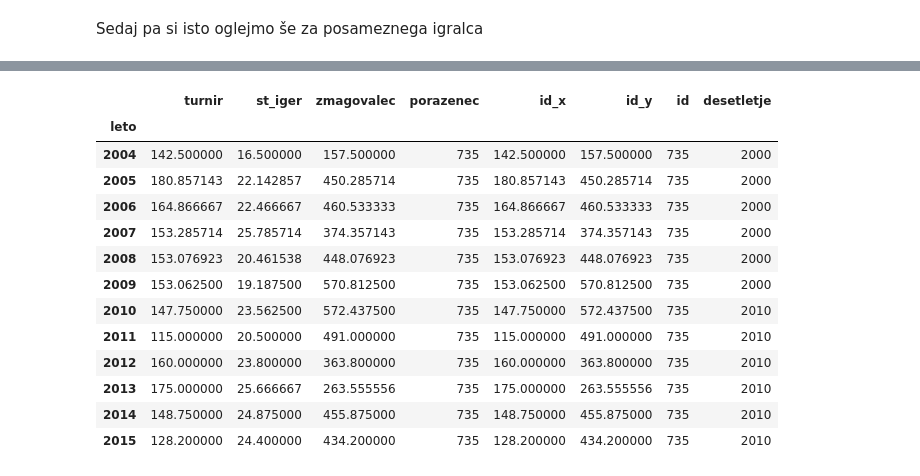
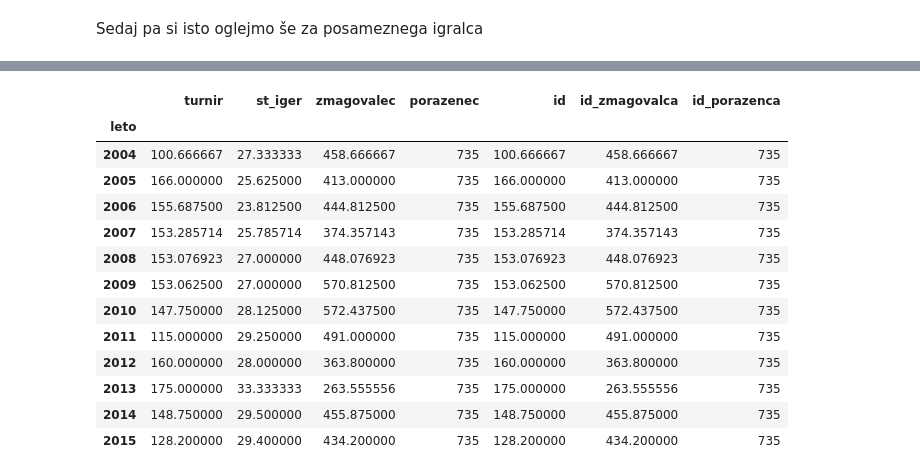
Before and after one commit to Mihec123/Projekt_Programiranje1, a Jupyter notebook: Projekt_Tenis.ipynb, the cells around one changed output, grey strips where cells are left out. Saved outputs shown, nothing was run; the diff lists cells and outputs as text; code cells hidden in the pictures.

```diff
--- a/Projekt_Tenis.ipynb
+++ b/Projekt_Tenis.ipynb
@@ -25,7 +25,8 @@ Vsi podatki so bili pobrani s spletne strani [ATP World tour](http://www.atpworl
 
 import pandas as pd
 import matplotlib.pyplot as plt
+plt.style.use('ggplot')
 
-pd.set_option('display.mpl_style', 'default') # Make the graphs a bit prettier
+pd.set_option('display.max_rows', 30)
 plt.rcParams['figure.figsize'] = (15, 5)
 # %% [markdown]
@@ -64,6 +65,6 @@ Spodaj sem konstruiral 3 dodatne tabele. Vsaka je dodala ime turnirja\zmagovalca
 # %%
 tabela = podatki.merge(turnirji,left_on="turnir", right_on="id")
 # %%
-tabela1 = tabela.merge(igralci,left_on="zmagovalec", right_on="id")
+tabela1 = tabela.merge(igralci,left_on="zmagovalec", right_on="id",suffixes = ("","_zmagovalca"))
 # %%
-tabela2 = tabela1.merge(igralci,left_on="porazenec", right_on="id")
+tabela2 = tabela1.merge(igralci,left_on="porazenec", right_on="id",suffixes = ("","_porazenca"))
@@ -144,17 +213,17 @@ tabela2[(tabela2.ime_y == "Novak Djokovic")].groupby("leto").mean()
 # %%
-tabela2[(tabela2.ime == "Novak Djokovic")].groupby("leto").mean()
+tabela2[(tabela2.ime_porazenca == "Novak Djokovic")].groupby("leto").mean()
 # %% [output]
-|  | turnir | st_iger | zmagovalec | porazenec | id_x | id_y | id | desetletje |
-| leto |  |  |  |  |  |  |  |  |
-| 2004 | 142.500000 | 16.500000 | 157.500000 | 735 | 142.500000 | 157.500000 | 735 | 2000 |
-| 2005 | 180.857143 | 22.142857 | 450.285714 | 735 | 180.857143 | 450.285714 | 735 | 2000 |
-| 2006 | 164.866667 | 22.466667 | 460.533333 | 735 | 164.866667 | 460.533333 | 735 | 2000 |
-| 2007 | 153.285714 | 25.785714 | 374.357143 | 735 | 153.285714 | 374.357143 | 735 | 2000 |
-| 2008 | 153.076923 | 20.461538 | 448.076923 | 735 | 153.076923 | 448.076923 | 735 | 2000 |
-| 2009 | 153.062500 | 19.187500 | 570.812500 | 735 | 153.062500 | 570.812500 | 735 | 2000 |
-| 2010 | 147.750000 | 23.562500 | 572.437500 | 735 | 147.750000 | 572.437500 | 735 | 2010 |
-| 2011 | 115.000000 | 20.500000 | 491.000000 | 735 | 115.000000 | 491.000000 | 735 | 2010 |
-| 2012 | 160.000000 | 23.800000 | 363.800000 | 735 | 160.000000 | 363.800000 | 735 | 2010 |
-| 2013 | 175.000000 | 25.666667 | 263.555556 | 735 | 175.000000 | 263.555556 | 735 | 2010 |
-| 2014 | 148.750000 | 24.875000 | 455.875000 | 735 | 148.750000 | 455.875000 | 735 | 2010 |
-| 2015 | 128.200000 | 24.400000 | 434.200000 | 735 | 128.200000 | 434.200000 | 735 | 2010 |
+|  | turnir | st_iger | zmagovalec | porazenec | id | id_zmagovalca | id_porazenca |
+| leto |  |  |  |  |  |  |  |
+| 2004 | 100.666667 | 27.333333 | 458.666667 | 735 | 100.666667 | 458.666667 | 735 |
+| 2005 | 166.000000 | 25.625000 | 413.000000 | 735 | 166.000000 | 413.000000 | 735 |
+| 2006 | 155.687500 | 23.812500 | 444.812500 | 735 | 155.687500 | 444.812500 | 735 |
+| 2007 | 153.285714 | 25.785714 | 374.357143 | 735 | 153.285714 | 374.357143 | 735 |
+| 2008 | 153.076923 | 27.000000 | 448.076923 | 735 | 153.076923 | 448.076923 | 735 |
+| 2009 | 153.062500 | 27.000000 | 570.812500 | 735 | 153.062500 | 570.812500 | 735 |
+| 2010 | 147.750000 | 28.125000 | 572.437500 | 735 | 147.750000 | 572.437500 | 735 |
+| 2011 | 115.000000 | 29.250000 | 491.000000 | 735 | 115.000000 | 491.000000 | 735 |
+| 2012 | 160.000000 | 28.000000 | 363.800000 | 735 | 160.000000 | 363.800000 | 735 |
+| 2013 | 175.000000 | 33.333333 | 263.555556 | 735 | 175.000000 | 263.555556 | 735 |
+| 2014 | 148.750000 | 29.500000 | 455.875000 | 735 | 148.750000 | 455.875000 | 735 |
+| 2015 | 128.200000 | 29.400000 | 434.200000 | 735 | 128.200000 | 434.200000 | 735 |
```
Also changed, not shown: parts of 21 cells of this notebook, 4 other files.
